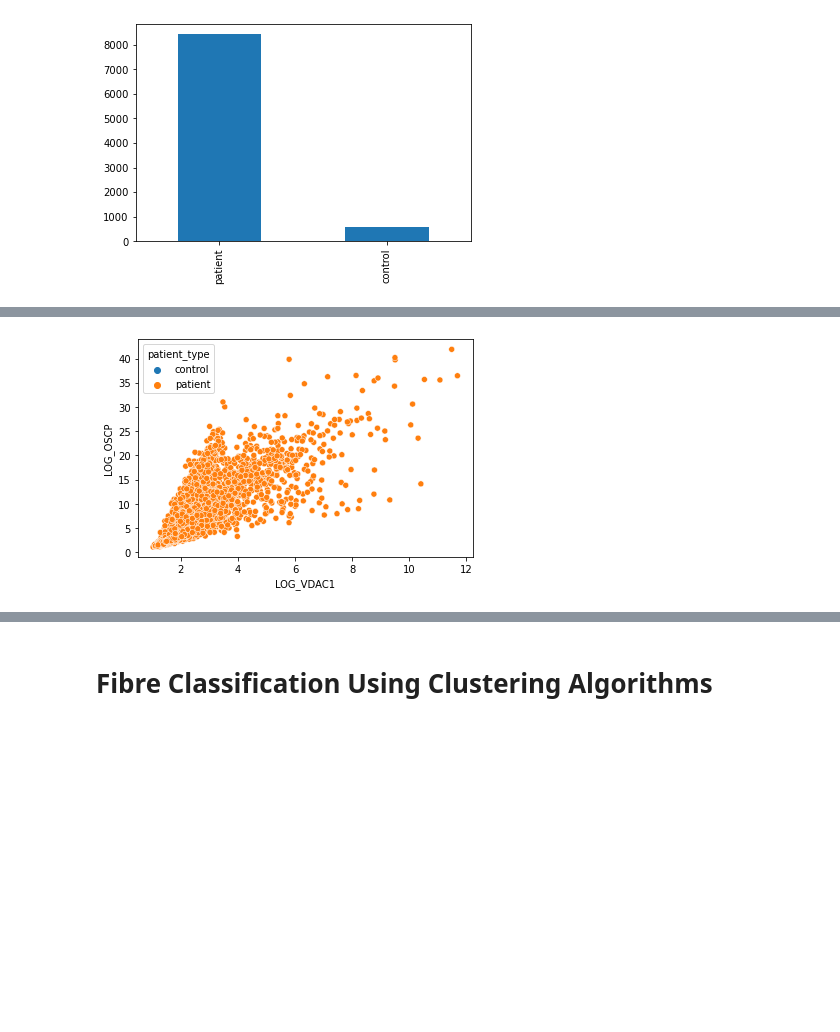
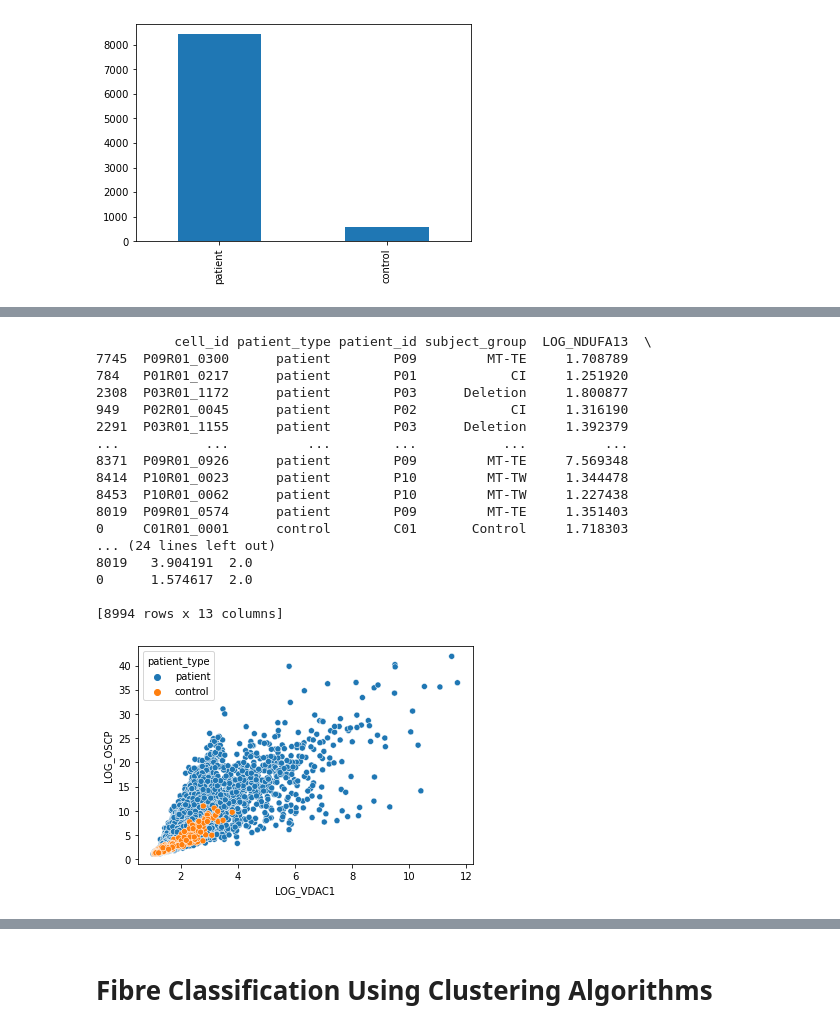
Before and after one commit to FNgongo/Classification_of_fibres_from_the_mitochondrial_disease_dataset_using_clustering_techniques, a Jupyter notebook: EDAandBasicML-FNVesion-Copy1.ipynb, the cells around one changed output, grey strips where cells are left out. Cells and saved outputs as stored; diff of their text form; code cells hidden in the pictures; blank space fills up the shorter version.

```diff
--- a/EDAandBasicML-FNVesion-Copy1.ipynb
+++ b/EDAandBasicML-FNVesion-Copy1.ipynb
@@ -201,5 +201,9 @@ df_eda.patient_type.value_counts().plot(kind='bar')
 <AxesSubplot:>
 [figure]
 # %%
-ax = sns.scatterplot(x="LOG_VDAC1", y="LOG_COX4+4L2", hue="patient_type", palette='muted',data=df_eda)
+ax = sns.scatterplot(x="LOG_VDAC1", y="LOG_COX4+4L2", hue="patient_type", data=df_eda, palette = 'muted')
+df_eda.loc[df_eda['patient_type'] == 'patient', 'Top'] = 1
+df_eda.loc[df_eda['patient_type'] == 'patient', 'Top'] = 2
+df_eda = df_eda.sort_values(by=['Top'], ascending=True)
+print(df_eda)
 # %% [output]
@@ -219,3 +238,7 @@ print(grouped)
 # %%
 ax = sns.scatterplot(x="LOG_VDAC1", y="LOG_MTCO1", hue="patient_type", palette=['green','red'], data=df_eda)
+df_eda.loc[df_eda['patient_type'] == 'patient', 'Top'] = 1
+df_eda.loc[df_eda['patient_type'] == 'patient', 'Top'] = 2
+df_eda = df_eda.sort_values(by=['Top'], ascending=True)
+print(df_eda)
 # %% [output]
@@ -223,3 +263,7 @@ ax = sns.scatterplot(x="LOG_VDAC1", y="LOG_MTCO1", hue="patient_type", palette=[
 # %%
 ax = sns.scatterplot(x="LOG_VDAC1", y="LOG_NDUFA13", hue="patient_type",palette='colorblind', data=df_eda)
+df_eda.loc[df_eda['patient_type'] == 'control', 'Top'] = 1
+df_eda.loc[df_eda['patient_type'] == 'patient', 'Top'] = 2
+df_eda = df_eda.sort_values(by=['Top'], ascending=True)
+print(df_eda)
 # %% [output]
@@ -227,3 +288,7 @@ ax = sns.scatterplot(x="LOG_VDAC1", y="LOG_NDUFA13", hue="patient_type",palette=
 # %%
 ax = sns.scatterplot(x="LOG_VDAC1", y="LOG_NDUFB8", hue="patient_type", data=df_eda)
+df_eda.loc[df_eda['patient_type'] == 'control', 'Top'] = 1
+df_eda.loc[df_eda['patient_type'] == 'control', 'Top'] = 2
+df_eda = df_eda.sort_values(by=['Top'], ascending=True)
+print(df_eda)
 # %% [output]
@@ -231,6 +313,27 @@ ax = sns.scatterplot(x="LOG_VDAC1", y="LOG_NDUFB8", hue="patient_type", data=df_
 # %%
 ax = sns.scatterplot(x="LOG_VDAC1", y="LOG_OSCP", hue="patient_type", data=df_eda)
+df_eda.loc[df_eda['patient_type'] == 'patient', 'Top'] = 1
+df_eda.loc[df_eda['patient_type'] == 'patient', 'Top'] = 2
+df_eda = df_eda.sort_values(by=['Top'], ascending=True)
+print(df_eda)
 # %% [output]
+          cell_id patient_type patient_id subject_group  LOG_NDUFA13  \
+7745  P09R01_0300      patient        P09         MT-TE     1.708789
+784   P01R01_0217      patient        P01            CI     1.251920
+2308  P03R01_1172      patient        P03      Deletion     1.800877
+949   P02R01_0045      patient        P02            CI     1.316190
+2291  P03R01_1155      patient        P03      Deletion     1.392379
+...           ...          ...        ...           ...          ...
+8371  P09R01_0926      patient        P09         MT-TE     7.569348
+8414  P10R01_0023      patient        P10         MT-TW     1.344478
+8453  P10R01_0062      patient        P10         MT-TW     1.227438
+8019  P09R01_0574      patient        P09         MT-TE     1.351403
+0     C01R01_0001      control        C01       Control     1.718303
+... (24 lines left out)
+8019   3.904191  2.0
+0      1.574617  2.0
+
+[8994 rows x 13 columns]
-[figure, old version]
+[figure, new version]
 # %%
 ax = sns.scatterplot(x="LOG_VDAC1", y="LOG_SDHA", hue="patient_type", data=df_eda)
```
Also changed, not shown: parts of 37 cells of this notebook, 1 other file.
